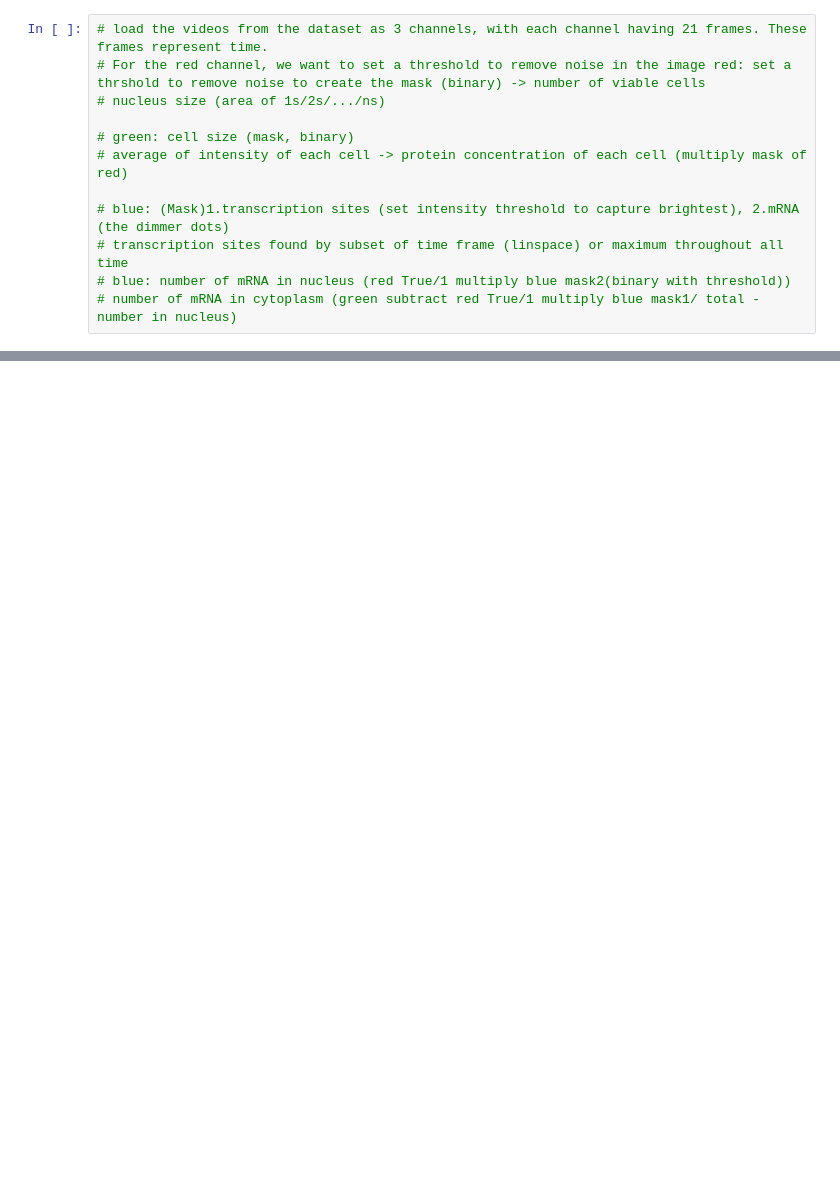
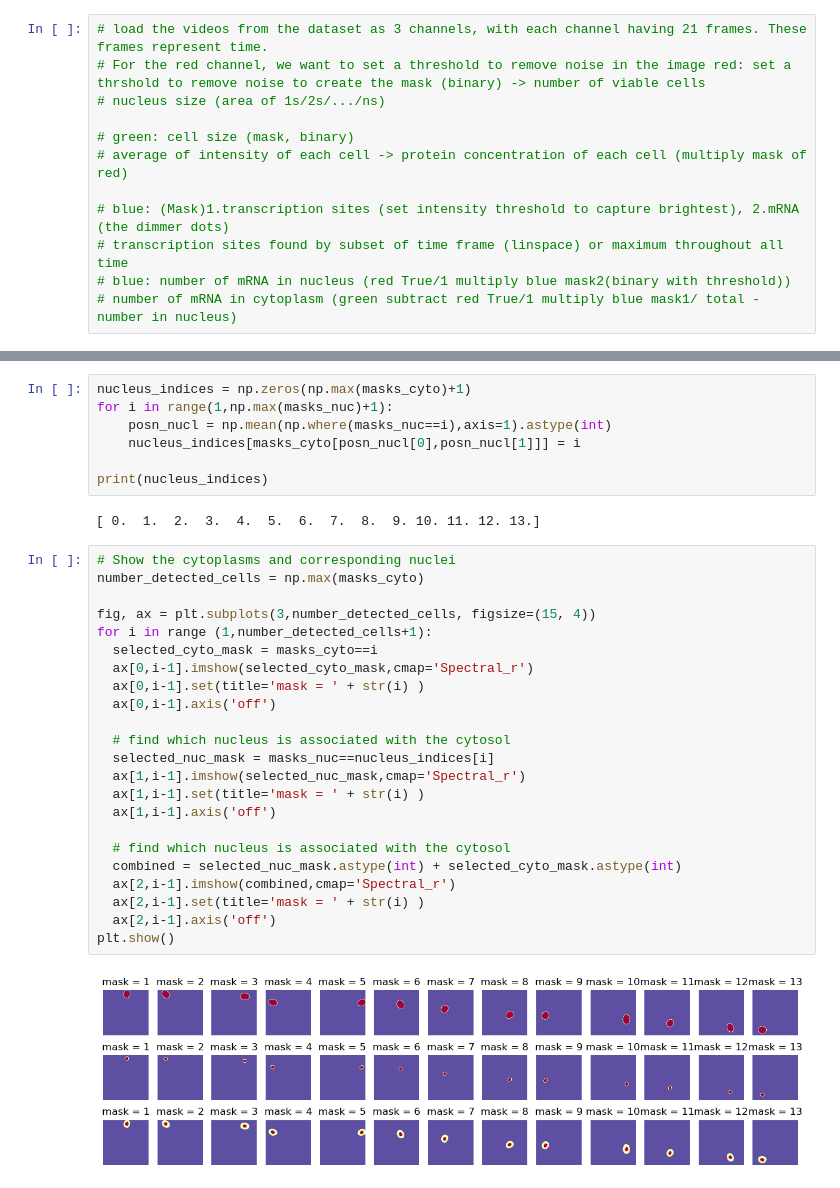
Before and after one commit to MunskyGroup/UQbio2024_Team2, a Jupyter notebook: 0604summary.ipynb, the cells around one changed output, grey strips where cells are left out. Cells and saved outputs as stored; diff of their text form; blank space fills up the shorter version.

```diff
--- a/0604summary.ipynb
+++ b/0604summary.ipynb
@@ -119,0 +220,34 @@ HTML(anim.to_html5_video())
+# %%
+nucleus_indices = np.zeros(np.max(masks_cyto)+1)
+for i in range(1,np.max(masks_nuc)+1):
+    posn_nucl = np.mean(np.where(masks_nuc==i),axis=1).astype(int)
+    nucleus_indices[masks_cyto[posn_nucl[0],posn_nucl[1]]] = i
+
+print(nucleus_indices)
+# %% [output]
+[ 0.  1.  2.  3.  4.  5.  6.  7.  8.  9. 10. 11. 12. 13.]
+# %%
+# Show the cytoplasms and corresponding nuclei
+number_detected_cells = np.max(masks_cyto)
+
+fig, ax = plt.subplots(3,number_detected_cells, figsize=(15, 4))
+for i in range (1,number_detected_cells+1):
+  selected_cyto_mask = masks_cyto==i
+  ax[0,i-1].imshow(selected_cyto_mask,cmap='Spectral_r')
+  ax[0,i-1].set(title='mask = ' + str(i) )
+  ax[0,i-1].axis('off')
+
+  # find which nucleus is associated with the cytosol
+  selected_nuc_mask = masks_nuc==nucleus_indices[i]
+  ax[1,i-1].imshow(selected_nuc_mask,cmap='Spectral_r')
+  ax[1,i-1].set(title='mask = ' + str(i) )
+  ax[1,i-1].axis('off')
+
+  # find which nucleus is associated with the cytosol
+  combined = selected_nuc_mask.astype(int) + selected_cyto_mask.astype(int)
+  ax[2,i-1].imshow(combined,cmap='Spectral_r')
+  ax[2,i-1].set(title='mask = ' + str(i) )
+  ax[2,i-1].axis('off')
+plt.show()
+# %% [output]
+[figure, added]
```
Also changed, not shown: parts of 9 cells of this notebook.
